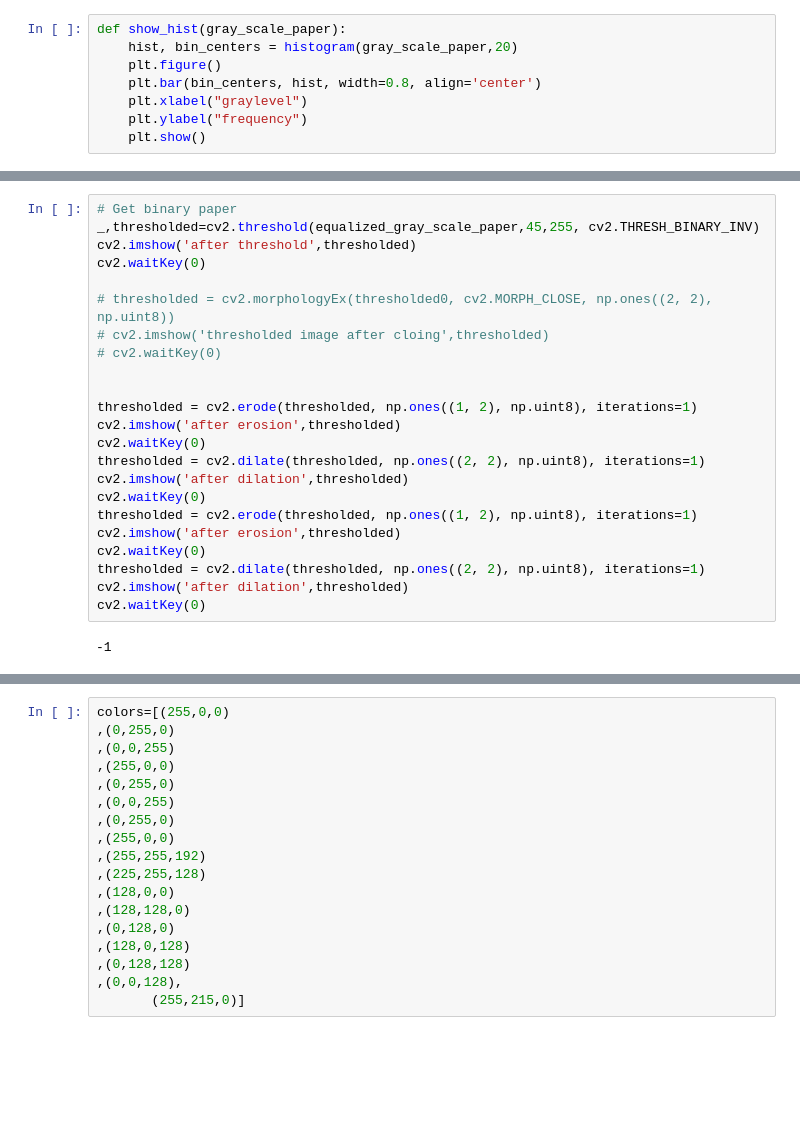
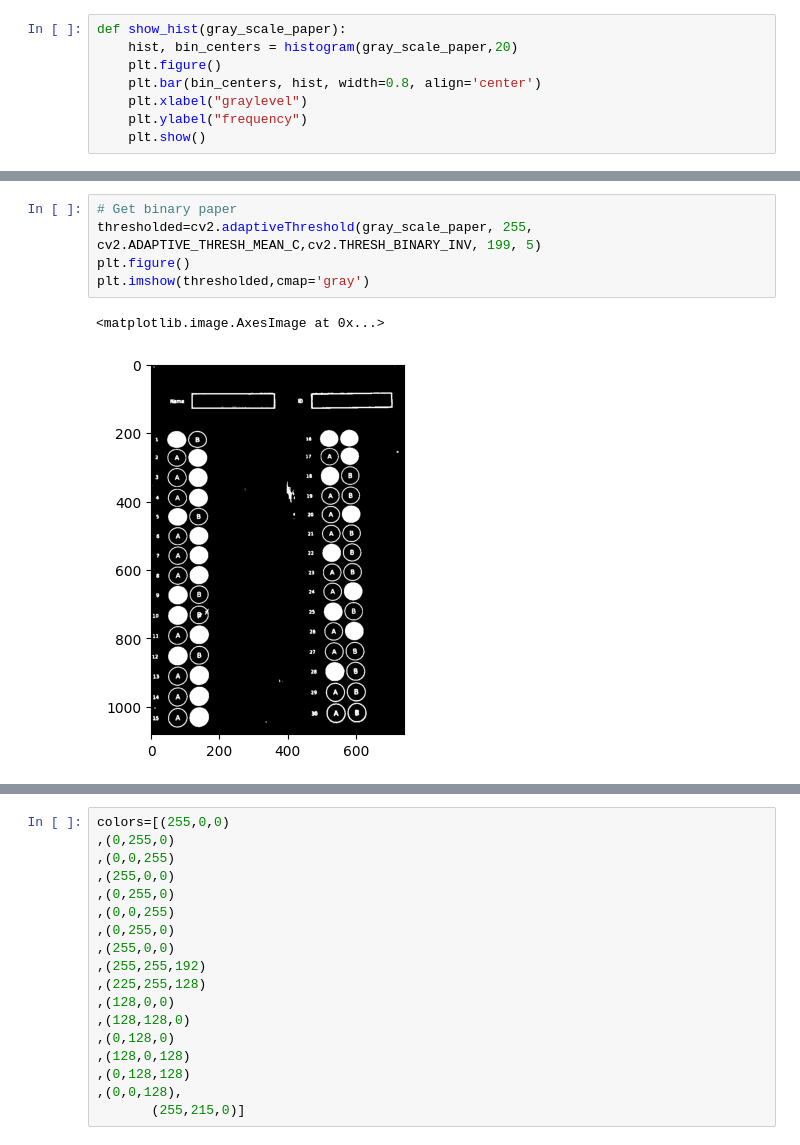
Before and after one commit to EslamAsHhraf/Grades-auto-filler, a Jupyter notebook: Untitled.ipynb, the cells around one changed output, grey strips where cells are left out. Drawn from its saved outputs; the diff is of its cells as text; blank space fills up the shorter version.

```diff
--- a/Untitled.ipynb
+++ b/Untitled.ipynb
@@ -66,28 +66,11 @@ show_hist(equalized_gray_scale_paper)
 # %%
 # Get binary paper
-_,thresholded=cv2.threshold(equalized_gray_scale_paper,45,255, cv2.THRESH_BINARY_INV)
-cv2.imshow('after threshold',thresholded)
-cv2.waitKey(0)
-
-# thresholded = cv2.morphologyEx(thresholded0, cv2.MORPH_CLOSE, np.ones((2, 2), np.uint8))
-# cv2.imshow('thresholded image after cloing',thresholded)
-# cv2.waitKey(0)
-
-
-thresholded = cv2.erode(thresholded, np.ones((1, 2), np.uint8), iterations=1)
-cv2.imshow('after erosion',thresholded)
-cv2.waitKey(0)
-thresholded = cv2.dilate(thresholded, np.ones((2, 2), np.uint8), iterations=1)
-cv2.imshow('after dilation',thresholded)
-cv2.waitKey(0)
-thresholded = cv2.erode(thresholded, np.ones((1, 2), np.uint8), iterations=1)
-cv2.imshow('after erosion',thresholded)
-cv2.waitKey(0)
-thresholded = cv2.dilate(thresholded, np.ones((2, 2), np.uint8), iterations=1)
-cv2.imshow('after dilation',thresholded)
-cv2.waitKey(0)
+thresholded=cv2.adaptiveThreshold(gray_scale_paper, 255, cv2.ADAPTIVE_THRESH_MEAN_C,cv2.THRESH_BINARY_INV, 199, 5)
+plt.figure()
+plt.imshow(thresholded,cmap='gray')
 # %% [output]
--1
+<matplotlib.image.AxesImage at 0x...>
+[figure, added]
 # %%
 #Get Average Area
 areas=[]
```
Also changed, not shown: parts of 11 cells of this notebook, 49 other files.
